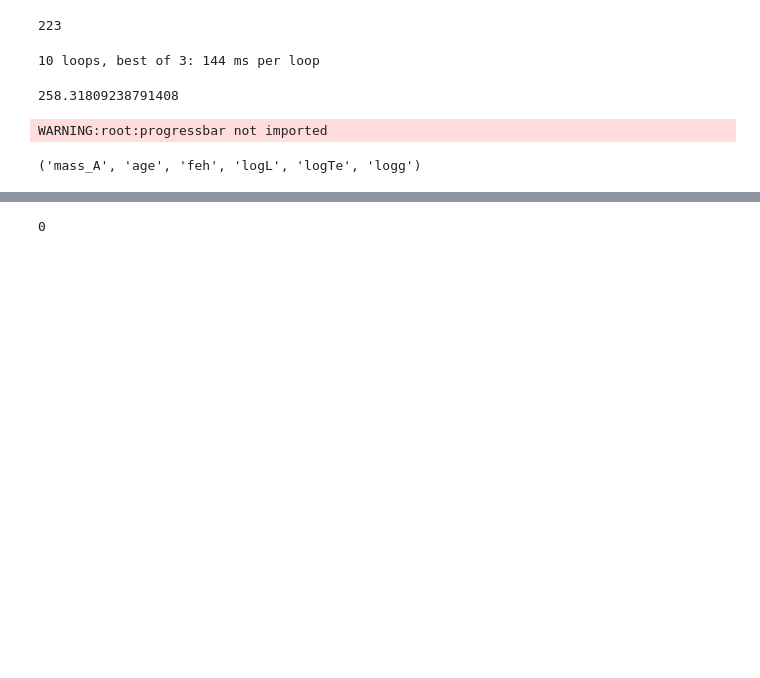
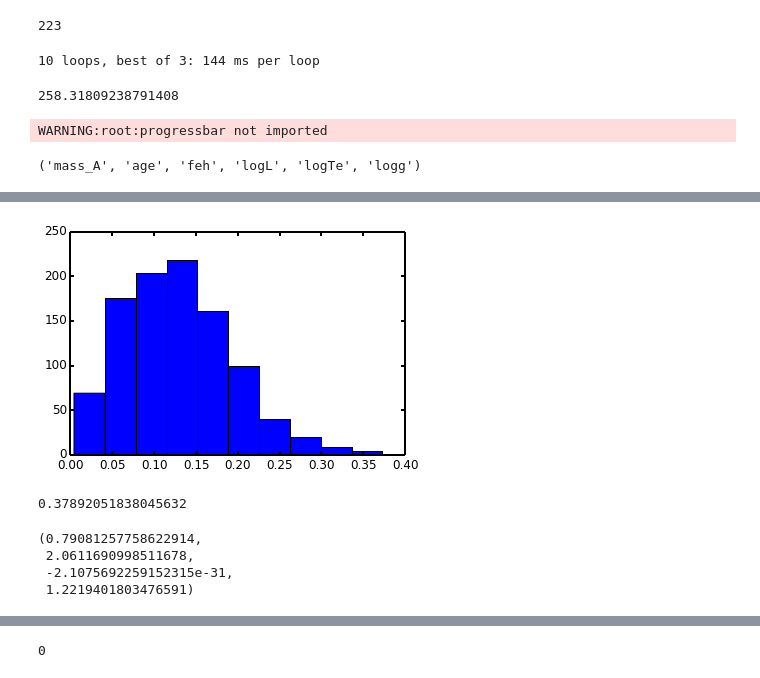
Before and after one commit to timothydmorton/exosyspop, a Jupyter notebook: Exploration.ipynb, the cells around one changed output, grey strips where cells are left out. Drawn from its saved outputs; the diff is of its cells as text; code cells hidden in the pictures; blank space fills up the shorter version.

```diff
--- a/Exploration.ipynb
+++ b/Exploration.ipynb
@@ -519,3 +548,19 @@ qR regressor trained, R2=0.94252047046
+# %%
+plt.hist(np.random.rayleigh(0.1, 1000));
+# %% [output]
+[figure, added]
+# %%
+from vespa.stars.utils import rochelobe
+rochelobe(1)
+# %% [output]
+0.37892051838045632
+# %%
+beta.fit(ecc[p>100])
+# %% [output]
+(0.79081257758622914,
+ 2.0611690998511678,
+ -2.1075692259152315e-31,
+ 1.2219401803476591)
 # %%
 %timeit bgpop._generate_binaries()
 # %% [output]
```
Also changed, not shown: parts of 11 cells of this notebook, 3 other files.
